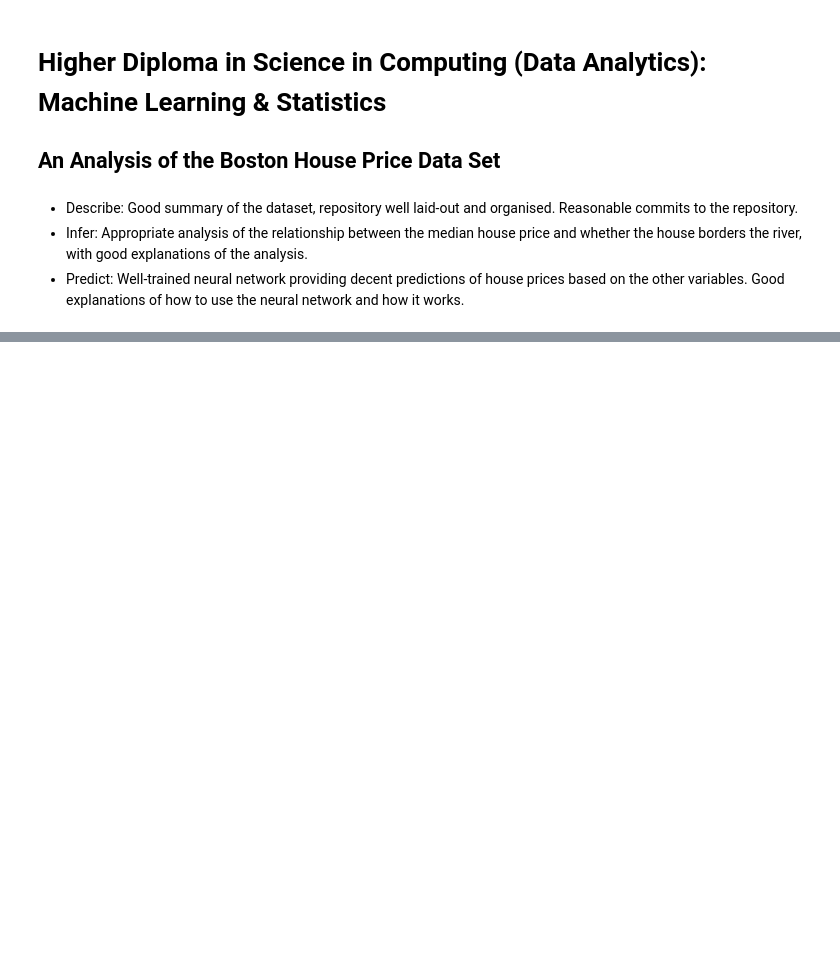
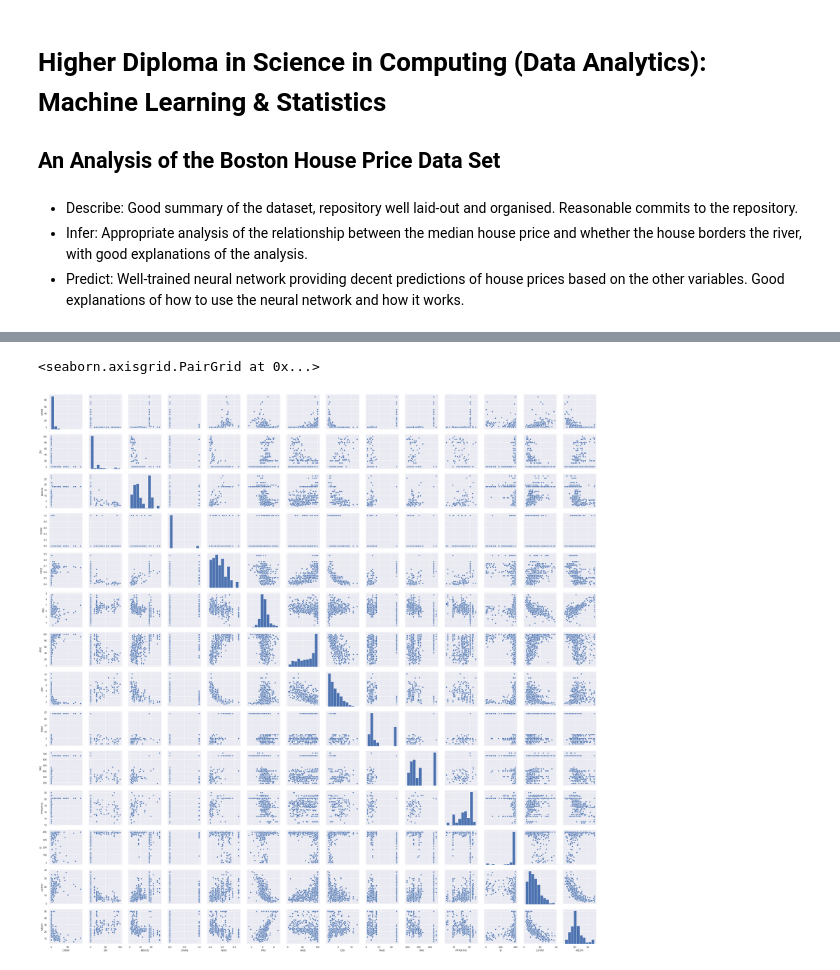
Before and after one commit to ClaireDrummond/MachineLearnStats-Project, a Jupyter notebook: BostonHousePrices.ipynb, the cells around one changed output, grey strips where cells are left out. Cells and saved outputs as stored; diff of their text form; code cells hidden in the pictures; blank space fills up the shorter version.

```diff
--- a/BostonHousePrices.ipynb
+++ b/BostonHousePrices.ipynb
@@ -65,0 +134,6 @@ boston_dataset
+# %%
+# pair plot to visualise the correlations
+sns.pairplot(df)
+# %% [output]
+<seaborn.axisgrid.PairGrid at 0x...>
+[figure, added]
```
Also changed, not shown: parts of 13 cells of this notebook, 1 other file.
